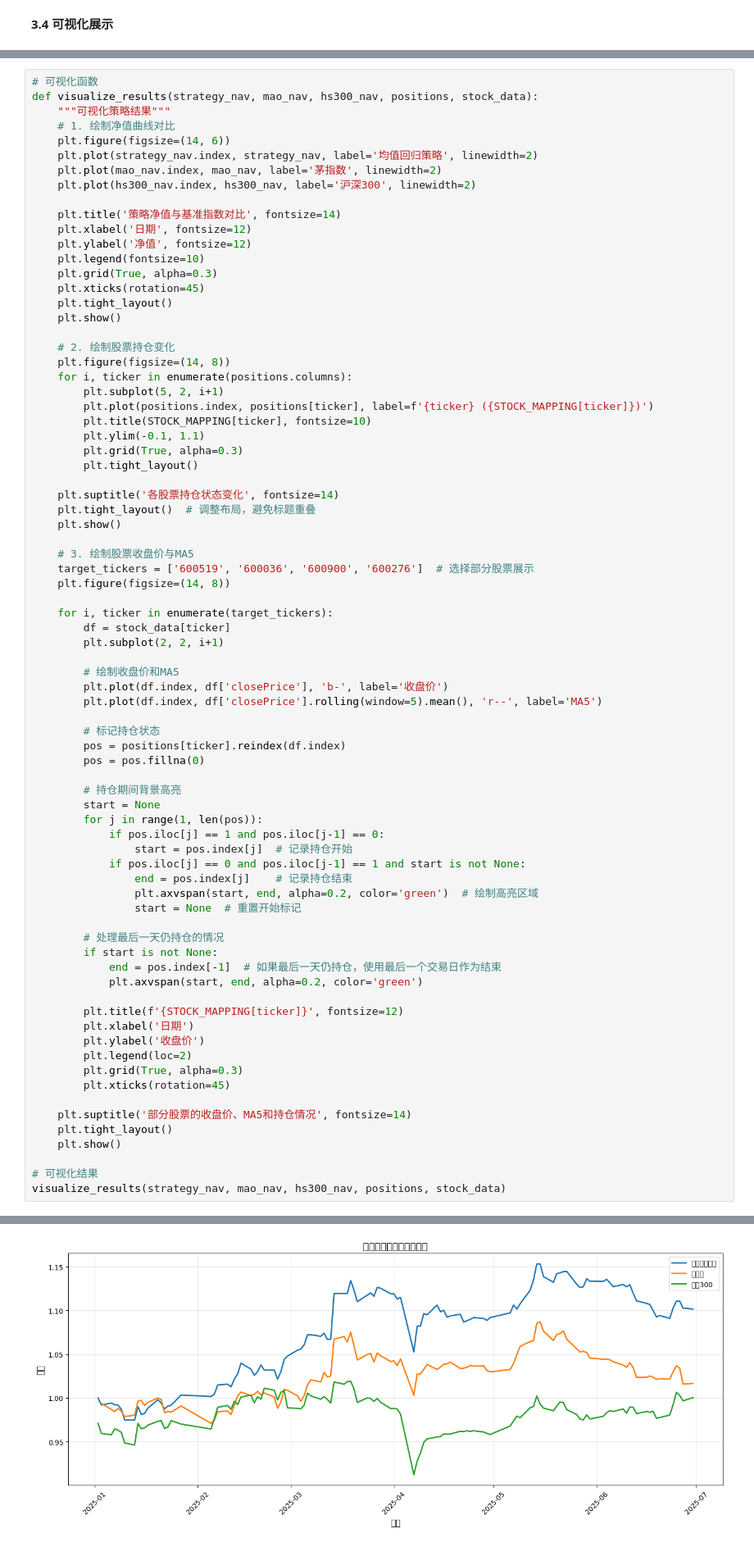
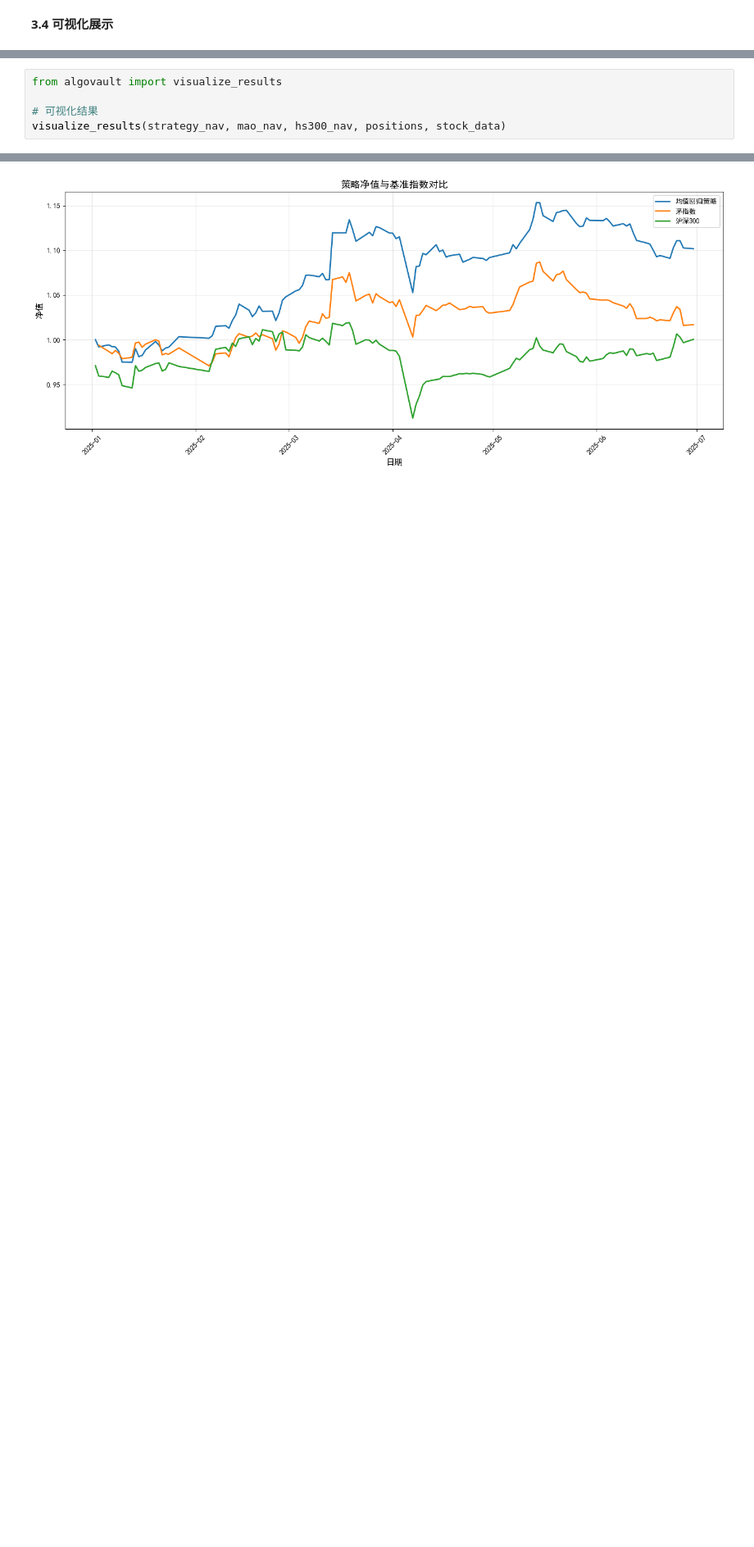
Before and after one commit to yuxin-ye/algovault, a Jupyter notebook: Quantitative_analysis.ipynb, the cells around one changed output, grey strips where cells are left out. Shown at 82% size. Drawn from its saved outputs; the diff is of its cells as text; blank space fills up the shorter version.

```diff
--- a/Quantitative_analysis.ipynb
+++ b/Quantitative_analysis.ipynb
@@ -411,79 +168,7 @@ performance = evaluate_strategy(strategy_nav, mao_nav, hs300_nav)
 - *持仓状态变化图：* 通过子图形式展示策略中每只成分股的持仓状态变化，每个子图对应一只股票，以时间轴为横轴，持仓状态为纵轴（股票持有期间持仓状态为1，不持有为0），帮助分析策略的调仓频率和持仓集中度。
 - *价格与技术指标图：* 选取部分代表性股票，绘制其收盘价与5日移动平均线（MA5）的对比图。当股票价格低于MA5时（ratio < 0），策略会在下一个交易日买入该股票，通过高亮区域标记股票持有期。
 # %%
-# 可视化函数
-def visualize_results(strategy_nav, mao_nav, hs300_nav, positions, stock_data):
-    """可视化策略结果"""
-    # 1. 绘制净值曲线对比
-    plt.figure(figsize=(14, 6))
-    plt.plot(strategy_nav.index, strategy_nav, label='均值回归策略', linewidth=2)
-    plt.plot(mao_nav.index, mao_nav, label='茅指数', linewidth=2)
-    plt.plot(hs300_nav.index, hs300_nav, label='沪深300', linewidth=2)
-
-    plt.title('策略净值与基准指数对比', fontsize=14)
-    plt.xlabel('日期', fontsize=12)
-    plt.ylabel('净值', fontsize=12)
-    plt.legend(fontsize=10)
-    plt.grid(True, alpha=0.3)
-    plt.xticks(rotation=45)
-    plt.tight_layout()
-    plt.show()
-
-    # 2. 绘制股票持仓变化
-    plt.figure(figsize=(14, 8))
-    for i, ticker in enumerate(positions.columns):
-        plt.subplot(5, 2, i+1)
-        plt.plot(positions.index, positions[ticker], label=f'{ticker} ({STOCK_MAPPING[ticker]})')
-        plt.title(STOCK_MAPPING[ticker], fontsize=10)
-        plt.ylim(-0.1, 1.1)
-        plt.grid(True, alpha=0.3)
-        plt.tight_layout()
-
-    plt.suptitle('各股票持仓状态变化', fontsize=14)
-    plt.tight_layout()  # 调整布局，避免标题重叠
-    plt.show()
-
-    # 3. 绘制股票收盘价与MA5
-    target_tickers = ['600519', '600036', '600900', '600276']  # 选择部分股票展示
-    plt.figure(figsize=(14, 8))
-
-    for i, ticker in enumerate(target_tickers):
-        df = stock_data[ticker]
-        plt.subplot(2, 2, i+1)
-
-        # 绘制收盘价和MA5
-        plt.plot(df.index, df['closePrice'], 'b-', label='收盘价')
-        plt.plot(df.index, df['closePrice'].rolling(window=5).mean(), 'r--', label='MA5')
-
-        # 标记持仓状态
-        pos = positions[ticker].reindex(df.index)
-        pos = pos.fillna(0)
-
-        # 持仓期间背景高亮
-        start = None
-        for j in range(1, len(pos)):
-            if pos.iloc[j] == 1 and pos.iloc[j-1] == 0:
-                start = pos.index[j]  # 记录持仓开始
-            if pos.iloc[j] == 0 and pos.iloc[j-1] == 1 and start is not None:
-                end = pos.index[j]    # 记录持仓结束
-                plt.axvspan(start, end, alpha=0.2, color='green')  # 绘制高亮区域
-                start = None  # 重置开始标记
-
-        # 处理最后一天仍持仓的情况
-        if start is not None:
-            end = pos.index[-1]  # 如果最后一天仍持仓，使用最后一个交易日作为结束
-            plt.axvspan(start, end, alpha=0.2, color='green')
-
-        plt.title(f'{STOCK_MAPPING[ticker]}', fontsize=12)
-        plt.xlabel('日期')
-        plt.ylabel('收盘价')
-        plt.legend(loc=2)
-        plt.grid(True, alpha=0.3)
-        plt.xticks(rotation=45)
-
-    plt.suptitle('部分股票的收盘价、MA5和持仓情况', fontsize=14)
-    plt.tight_layout()
-    plt.show()
+from algovault import visualize_results
 
 # 可视化结果
 visualize_results(strategy_nav, mao_nav, hs300_nav, positions, stock_data)
@@ -508 +176 @@ findfont: Font family 'SimHei' not found.
-[figure, old version]
+[figure, new version]
```
Also changed, not shown: parts of 4 cells of this notebook, 1 other file.
